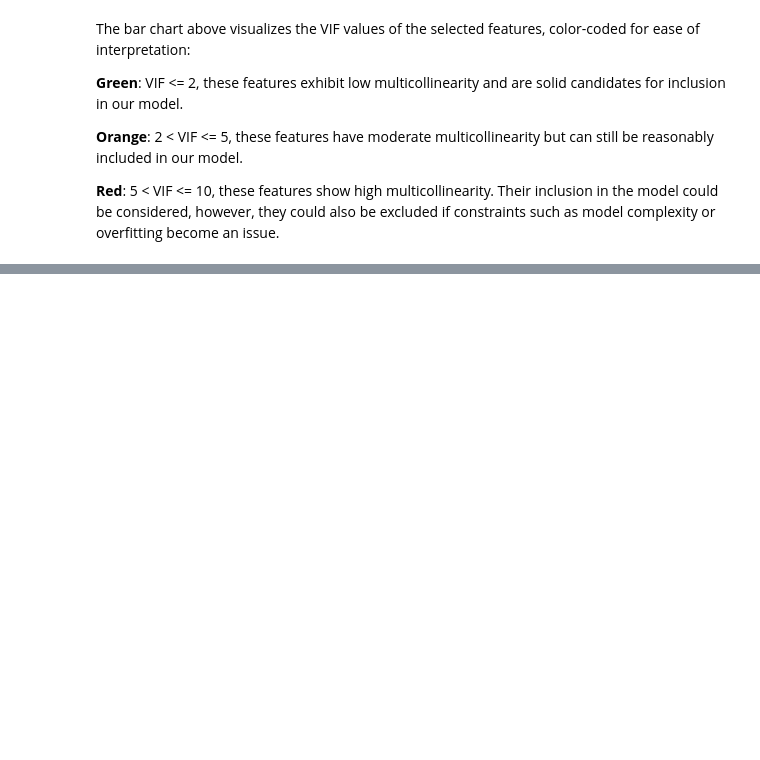
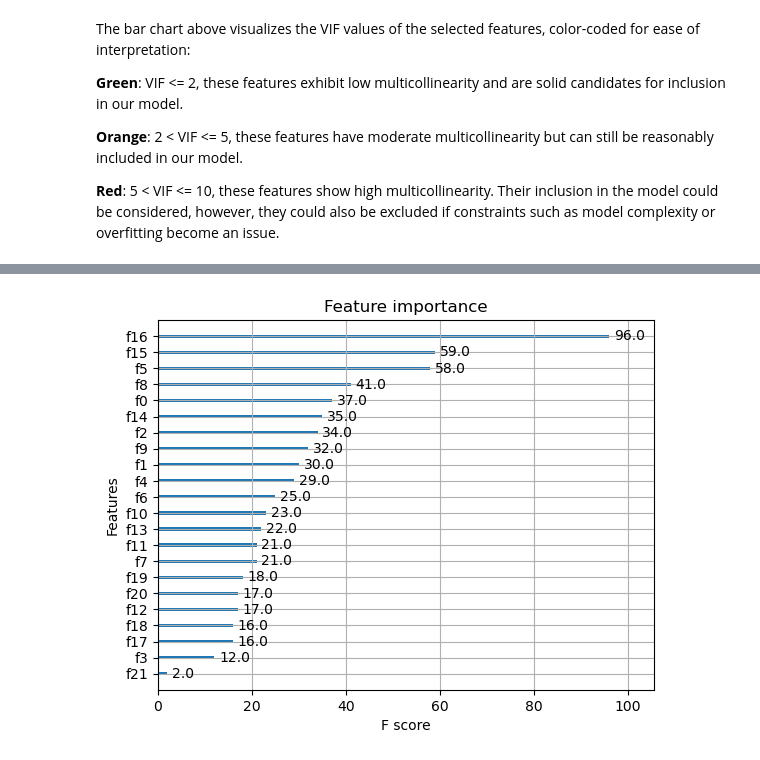
Before and after one commit to CSergiy/DS_Demo, a Jupyter notebook: Stuff.ipynb, the cells around one changed output, grey strips where cells are left out. Drawn from its saved outputs; the diff is of its cells as text; code cells hidden in the pictures; blank space fills up the shorter version.

```diff
--- a/Stuff.ipynb
+++ b/Stuff.ipynb
@@ -508,0 +504,23 @@ plot_confusion_matrix(model_vif, X_test_vif, y_test_vif)
+# %%
+def train_xgboost_model(X_train_res, y_train_res, max_depth=3, n_estimators=100, learning_rate=0.1, random_state=0):
+    """
+    Trains an XGBoost classifier on the provided training data.
+
+    Parameters:
+    - X_train_res: The resampled and scaled training features (after applying SMOTE).
+    - y_train_res: The resampled training target (after applying SMOTE).
+    - max_depth: Maximum tree depth for base learners.
+    - n_estimators: Number of trees in the ensemble.
+    - learning_rate: Boosting learning rate (xgb's "eta")
+    - random_state: Seed used for reproducible results.
+
+    Returns:
+    - model: Trained XGBoost model.
+    """
+    model = xgb.XGBClassifier(max_depth=max_depth, n_estimators=n_estimators, learning_rate=learning_rate, random_state=random_state, use_label_encoder=False, eval_metric='logloss')
+    model.fit(X_train_res, y_train_res)
+
+    return model
+
+# Train the XGBoost model
+model = train_xgboost_model(X_train_res, y_train_res)
@@ -508,0 +546,8 @@ plot_confusion_matrix(model_vif, X_test_vif, y_test_vif)
+# %%
+from xgboost import plot_importance
+
+# Assuming 'model' is your trained XGBoost model
+plot_importance(model, importance_type='weight')
+plt.show()
+# %% [output]
+[figure, added]
```
Also changed, not shown: parts of 26 cells of this notebook.
